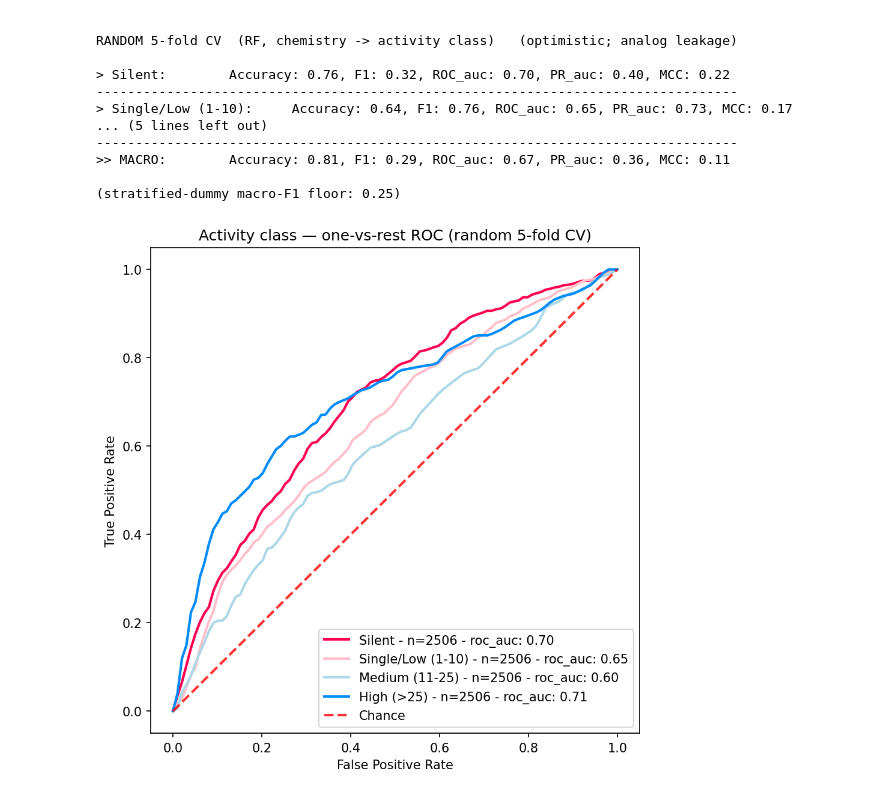
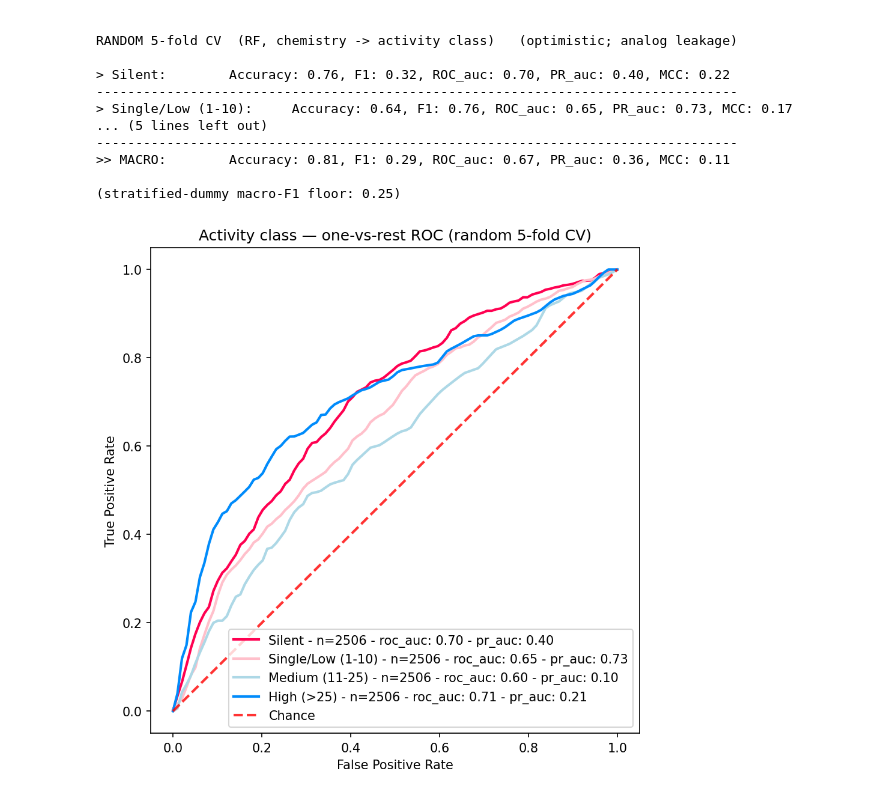
Before and after one commit to gtamo39/MS_ML, a Jupyter notebook: vignettes/MS_TargetML.ipynb, the cells around one changed output. Cells and saved outputs as stored; diff of their text form; code cells hidden in the pictures.

```diff
--- a/vignettes/MS_TargetML.ipynb
+++ b/vignettes/MS_TargetML.ipynb
@@ -2321,18 +2318,18 @@ RANDOM 5-fold CV  (RF, chemistry -> activity class)   (optimistic; analog leakag
 # %%
 ## plot ROC AUCs by classes:
 ## one-vs-rest ROC per activity class. NOTE: plot_roc_curve takes a positional
 ## LIST of colours (it indexes c[i] for the i-th curve), NOT a dict — so we map
 ## the {class: colour} dict onto act_order to get the list.
 col2class = {'Silent': SILENT_C, 'High (>25)': ACTIVE_C, 'Single/Low (1-10)': 'pink', 'Medium (11-25)': 'lightblue'}
 pred_dfs = [pd.DataFrame({
     'real_y': (act_y == cl).astype(int),
     'pred_y': (act_pred == cl).astype(int),
     'probas': act_proba[:, list(act_classes).index(cl)],
 }) for cl in act_order]
 colors = [col2class.get(cl, 'grey') for cl in act_order]        # dict -> list aligned to act_order
 ML_Class.plot_roc_curve(pred_dfs, c=colors, l=list(act_order),
-                        metric2show=['roc_auc'], dpi=150)
+                        metric2show=['roc_auc','pr_auc'], dpi=150)
 plt.title('Activity class — one-vs-rest ROC (random 5-fold CV)')
 plt.show()
 # %% [output]
-[figure, old version]
+[figure, new version]
```
Also changed, not shown: parts of 6 cells of this notebook, 5 other files.
